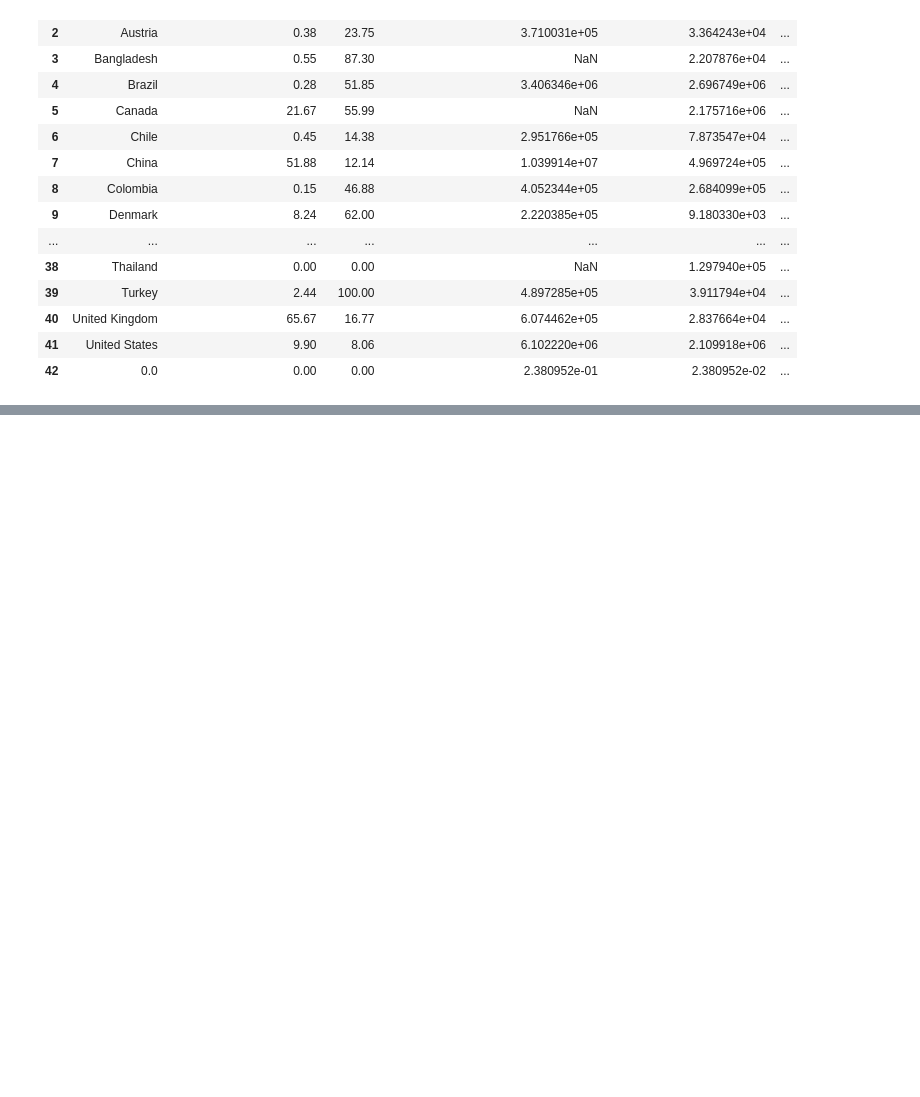
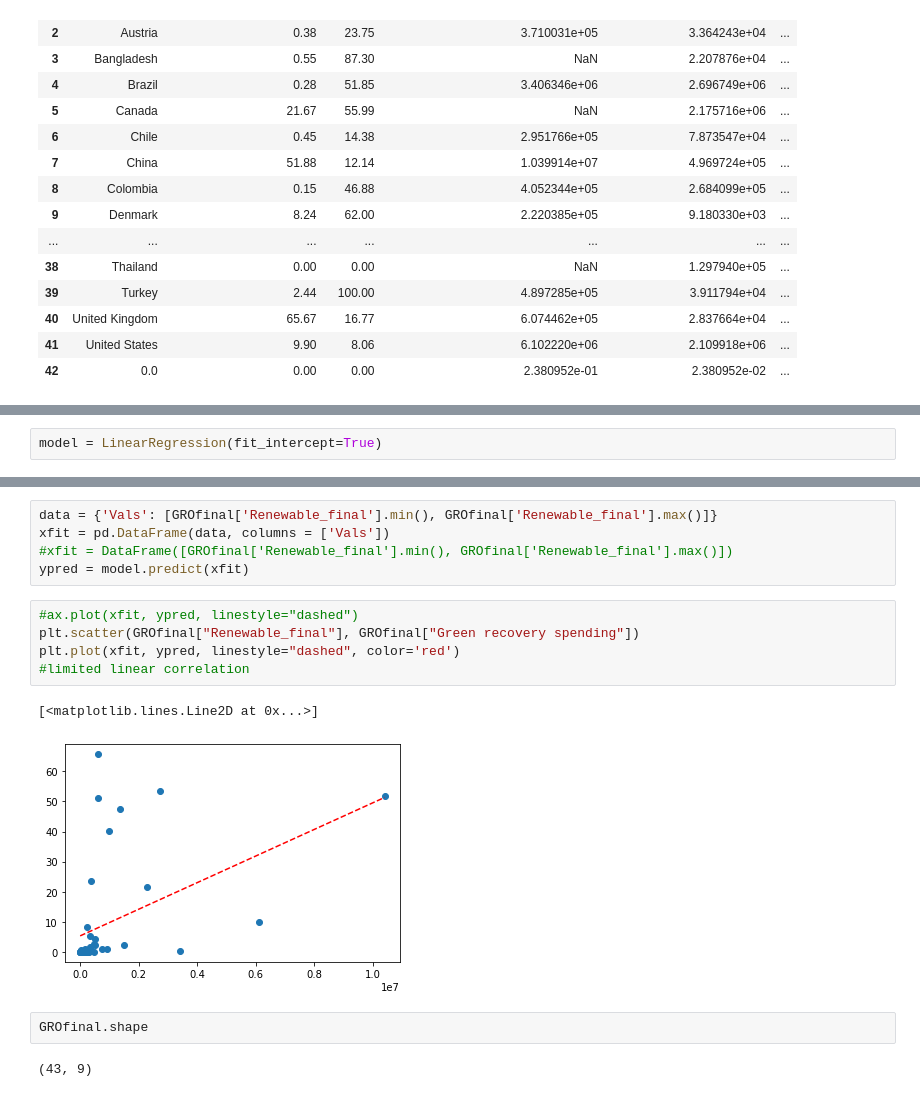
Before and after one commit to eimbloom/Test, a Jupyter notebook: Nearest.ipynb, the cells around one changed output, grey strips where cells are left out. Cells and saved outputs as stored; diff of their text form; blank space fills up the shorter version.

```diff
--- a/Nearest.ipynb
+++ b/Nearest.ipynb
@@ -1367,0 +1491,2 @@ GROmerge
+# %%
+model = LinearRegression(fit_intercept=True)
@@ -1367,0 +1497,17 @@ GROmerge
+# %%
+data = {'Vals': [GROfinal['Renewable_final'].min(), GROfinal['Renewable_final'].max()]}
+xfit = pd.DataFrame(data, columns = ['Vals'])
+#xfit = DataFrame([GROfinal['Renewable_final'].min(), GROfinal['Renewable_final'].max()])
+ypred = model.predict(xfit)
+# %%
+#ax.plot(xfit, ypred, linestyle="dashed")
+plt.scatter(GROfinal["Renewable_final"], GROfinal["Green recovery spending"])
+plt.plot(xfit, ypred, linestyle="dashed", color='red')
+#limited linear correlation
+# %% [output]
+[<matplotlib.lines.Line2D at 0x...>]
+[figure, added]
+# %%
+GROfinal.shape
+# %% [output]
+(43, 9)
```
Also changed, not shown: parts of 16 cells of this notebook.
